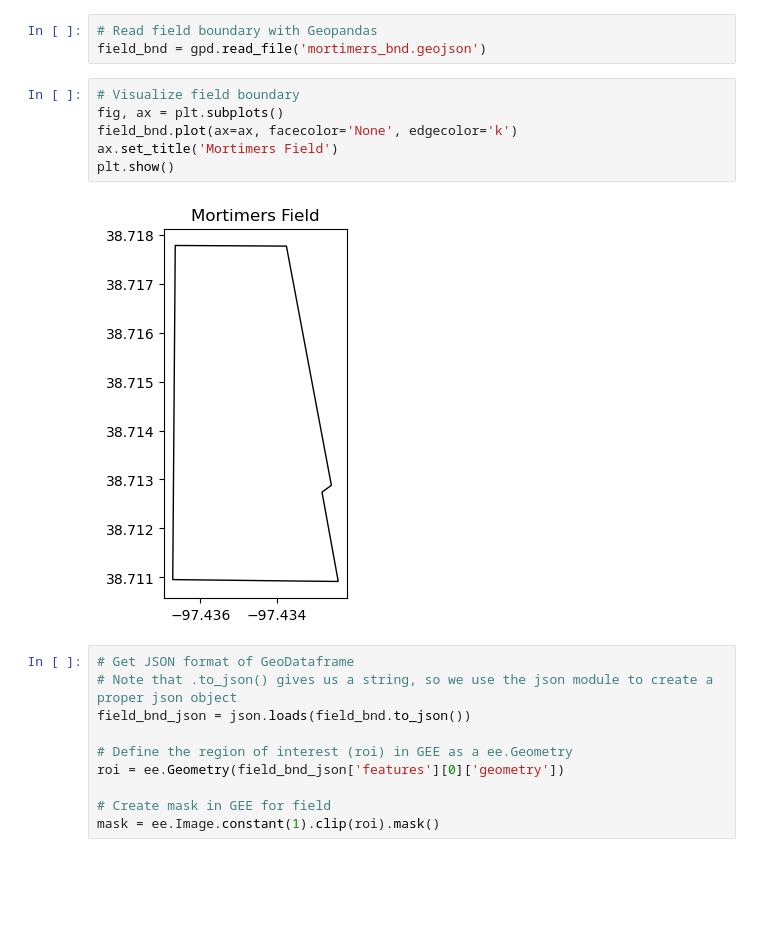
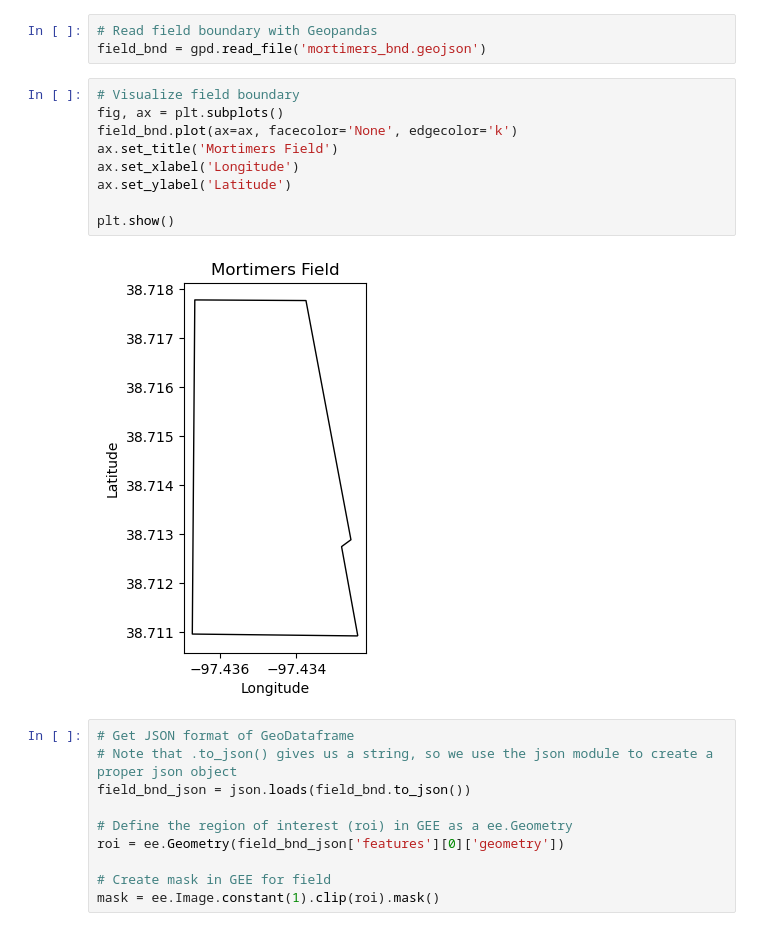
Before and after one commit to soilwater/precisionag-workshop-2024, a Jupyter notebook: mz_notebook_solution.ipynb, the cells around one changed output. Cells and saved outputs as stored; diff of their text form; blank space fills up the shorter version.

```diff
--- a/mz_notebook_solution.ipynb
+++ b/mz_notebook_solution.ipynb
@@ -101,11 +102,14 @@ field_bnd = gpd.read_file('mortimers_bnd.geojson')
 # %%
 # Visualize field boundary
 fig, ax = plt.subplots()
 field_bnd.plot(ax=ax, facecolor='None', edgecolor='k')
 ax.set_title('Mortimers Field')
+ax.set_xlabel('Longitude')
+ax.set_ylabel('Latitude')
+
 plt.show()
 # %% [output]
-[figure, old version]
+[figure, new version]
 # %%
 # Get JSON format of GeoDataframe
 # Note that .to_json() gives us a string, so we use the json module to create a proper json object
```
Also changed, not shown: parts of 1 cell of this notebook, 1 other file.
